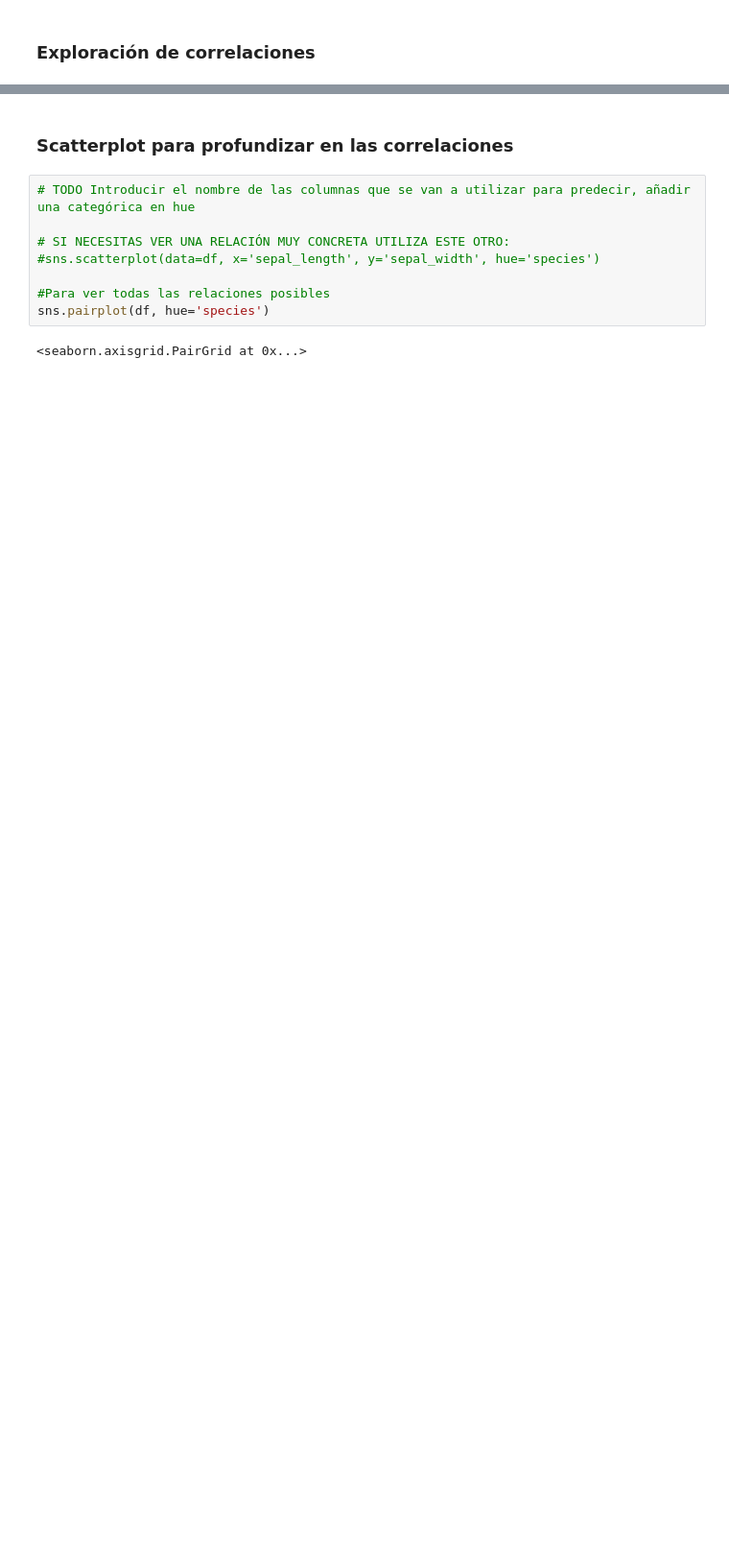
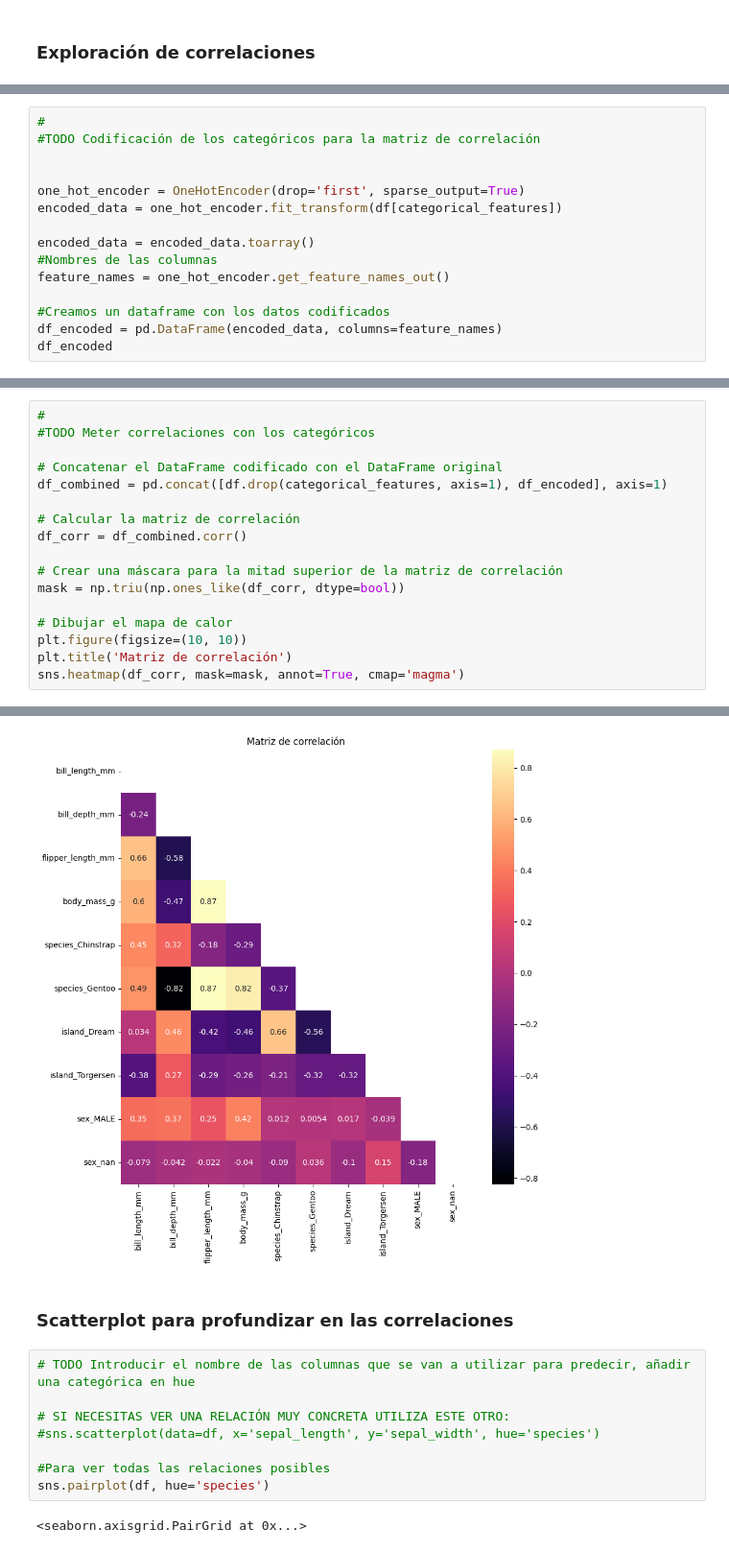
Before and after one commit to fjzamora93/Data-Analytics-with-python-2024, a Jupyter notebook: penguins_regression/template_penguins_regr.ipynb, the cells around one changed output, grey strips where cells are left out. Shown at 96% size. Drawn from its saved outputs; the diff is of its cells as text; blank space fills up the shorter version.

```diff
--- a/penguins_regression/template_penguins_regr.ipynb
+++ b/penguins_regression/template_penguins_regr.ipynb
@@ -122,0 +148,15 @@ sns.heatmap(df_corr.corr(), annot=True, cmap='magma' , mask=filter)
+# %%
+#
+#TODO Codificación de los categóricos para la matriz de correlación
+
+
+one_hot_encoder = OneHotEncoder(drop='first', sparse_output=True)
+encoded_data = one_hot_encoder.fit_transform(df[categorical_features])
+
+encoded_data = encoded_data.toarray()
+#Nombres de las columnas
+feature_names = one_hot_encoder.get_feature_names_out()
+
+#Creamos un dataframe con los datos codificados
+df_encoded = pd.DataFrame(encoded_data, columns=feature_names)
+df_encoded
@@ -122,0 +177,18 @@ sns.heatmap(df_corr.corr(), annot=True, cmap='magma' , mask=filter)
+# %%
+#
+#TODO Meter correlaciones con los categóricos
+
+# Concatenar el DataFrame codificado con el DataFrame original
+df_combined = pd.concat([df.drop(categorical_features, axis=1), df_encoded], axis=1)
+
+# Calcular la matriz de correlación
+df_corr = df_combined.corr()
+
+# Crear una máscara para la mitad superior de la matriz de correlación
+mask = np.triu(np.ones_like(df_corr, dtype=bool))
+
+# Dibujar el mapa de calor
+plt.figure(figsize=(10, 10))
+plt.title('Matriz de correlación')
+sns.heatmap(df_corr, mask=mask, annot=True, cmap='magma')
+# %% [output]
@@ -123,3 +196,4 @@ sns.heatmap(df_corr.corr(), annot=True, cmap='magma' , mask=filter)
+[figure, added]
 # %% [markdown]
 ### Scatterplot para profundizar en las correlaciones
 # %%
```
Also changed, not shown: parts of 25 cells of this notebook, 1 other file.
